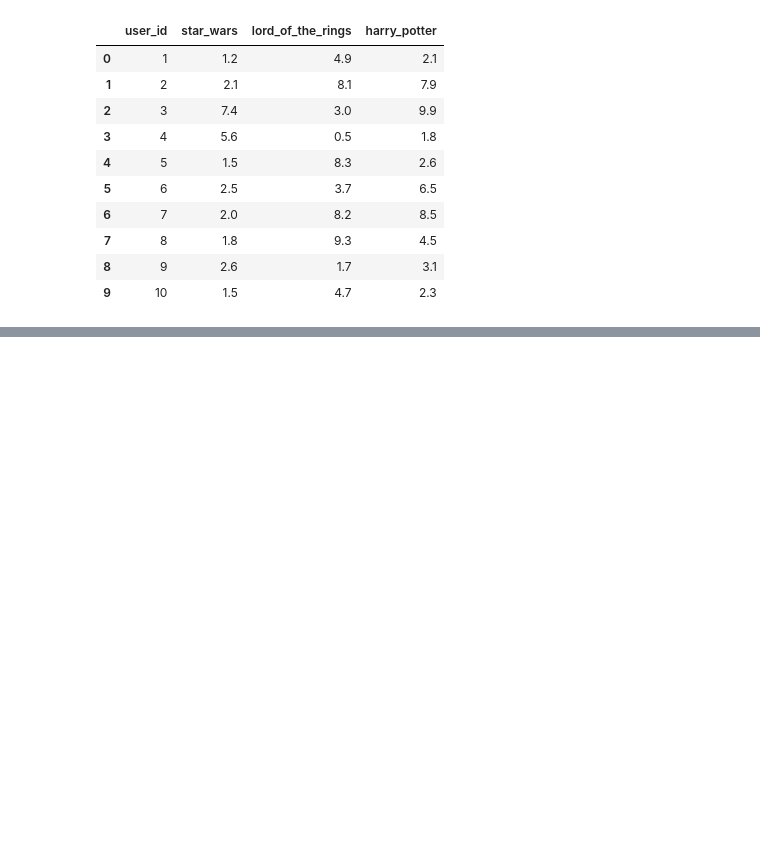
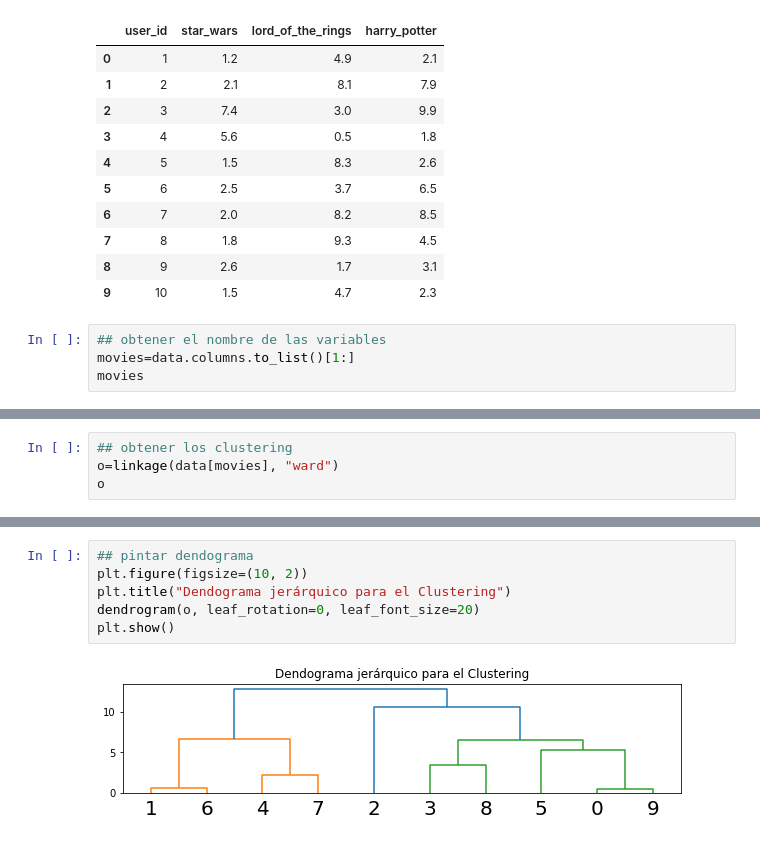
Before and after one commit to GersonVis/Tecnicas-de-IA, a Jupyter notebook: curso udemy/clustering/ejercisio.ipynb, the cells around one changed output, grey strips where cells are left out. Saved outputs shown, nothing was run; the diff lists cells and outputs as text; blank space fills up the shorter version.

```diff
--- a/curso udemy/clustering/ejercisio.ipynb
+++ b/curso udemy/clustering/ejercisio.ipynb
@@ -18,3 +18,7 @@ data
 | 7 | 8 | 1.8 | 9.3 | 4.5 |
 | 8 | 9 | 2.6 | 1.7 | 3.1 |
 | 9 | 10 | 1.5 | 4.7 | 2.3 |
+# %%
+## obtener el nombre de las variables
+movies=data.columns.to_list()[1:]
+movies
@@ -20,0 +360,4 @@ data
+# %%
+## obtener los clustering
+o=linkage(data[movies], "ward")
+o
@@ -20,0 +398,8 @@ data
+# %%
+## pintar dendograma
+plt.figure(figsize=(10, 2))
+plt.title("Dendograma jerárquico para el Clustering")
+dendrogram(o, leaf_rotation=0, leaf_font_size=20)
+plt.show()
+# %% [output]
+[figure, added]
```
Also changed, not shown: parts of 33 cells of this notebook, 1 other file.
